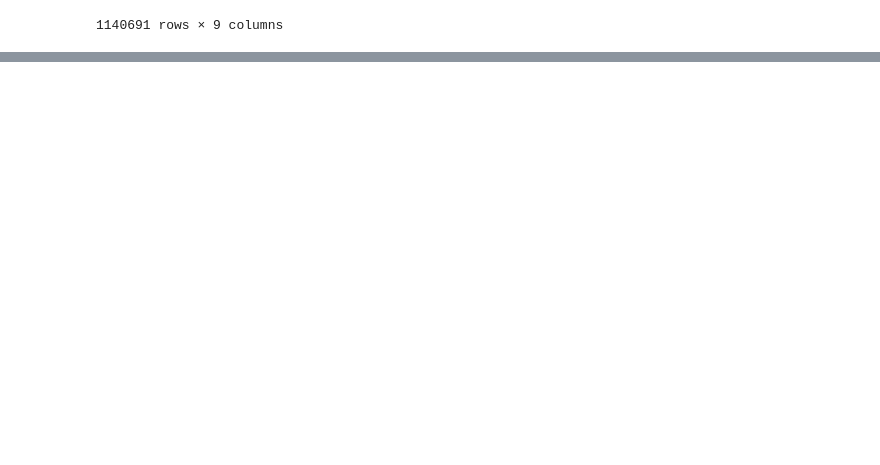
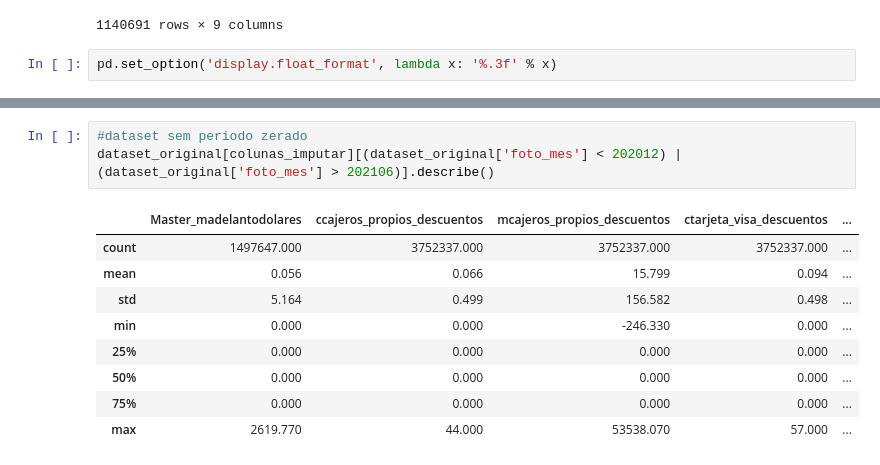
Before and after one commit to maiconfialho/dmeyf2023, a Jupyter notebook: kaggle3/experimentos_colaborativos/experimentos_colaborativos.ipynb, the cells around one changed output, grey strips where cells are left out. Drawn from its saved outputs; the diff is of its cells as text; blank space fills up the shorter version.

```diff
--- a/kaggle3/experimentos_colaborativos/experimentos_colaborativos.ipynb
+++ b/kaggle3/experimentos_colaborativos/experimentos_colaborativos.ipynb
@@ -262,5 +262,7 @@ dataset[colunas_imputar].fillna(0)
 | 202102 | 0.0 | 0 | 0.0 | 0 | ... |
 | 202102 | 0.0 | 0 | 0.0 | 0 | ... |
 1140691 rows × 9 columns
+# %%
+pd.set_option('display.float_format', lambda x: '%.3f' % x)
 # %%
 dataset_original[colunas_imputar].describe()
@@ -266,0 +279,13 @@ dataset_original[colunas_imputar].describe()
+# %%
+#dataset sem periodo zerado
+dataset_original[colunas_imputar][(dataset_original['foto_mes'] < 202012) | (dataset_original['foto_mes'] > 202106)].describe()
+# %% [output]
+|  | Master_madelantodolares | ccajeros_propios_descuentos | mcajeros_propios_descuentos | ctarjeta_visa_descuentos | ... |
+| count | 1497647.000 | 3752337.000 | 3752337.000 | 3752337.000 | ... |
+| mean | 0.056 | 0.066 | 15.799 | 0.094 | ... |
+| std | 5.164 | 0.499 | 156.582 | 0.498 | ... |
+| min | 0.000 | 0.000 | -246.330 | 0.000 | ... |
+| 25% | 0.000 | 0.000 | 0.000 | 0.000 | ... |
+| 50% | 0.000 | 0.000 | 0.000 | 0.000 | ... |
+| 75% | 0.000 | 0.000 | 0.000 | 0.000 | ... |
+| max | 2619.770 | 44.000 | 53538.070 | 57.000 | ... |
```
Also changed, not shown: parts of 1 cell of this notebook, 7 other files.
